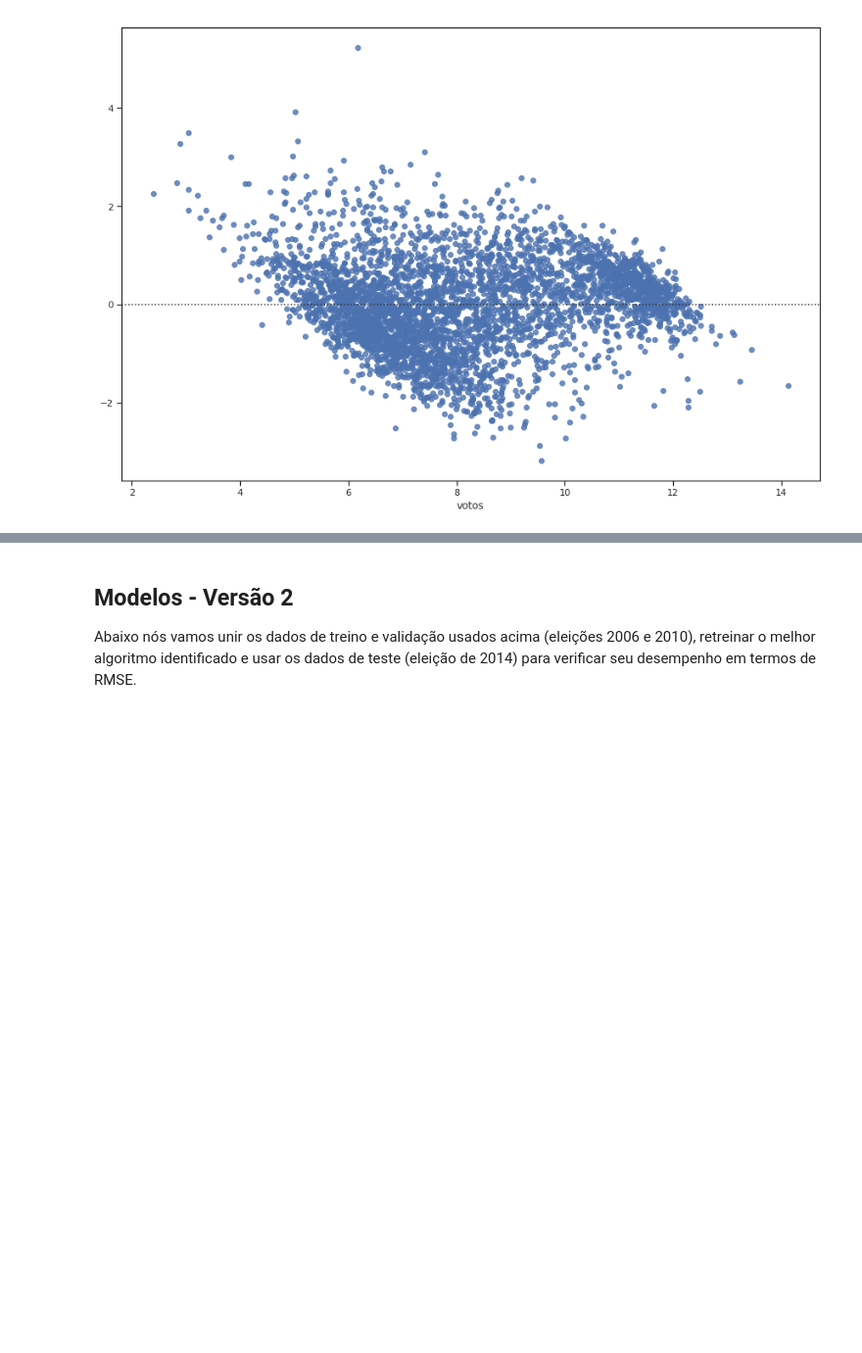
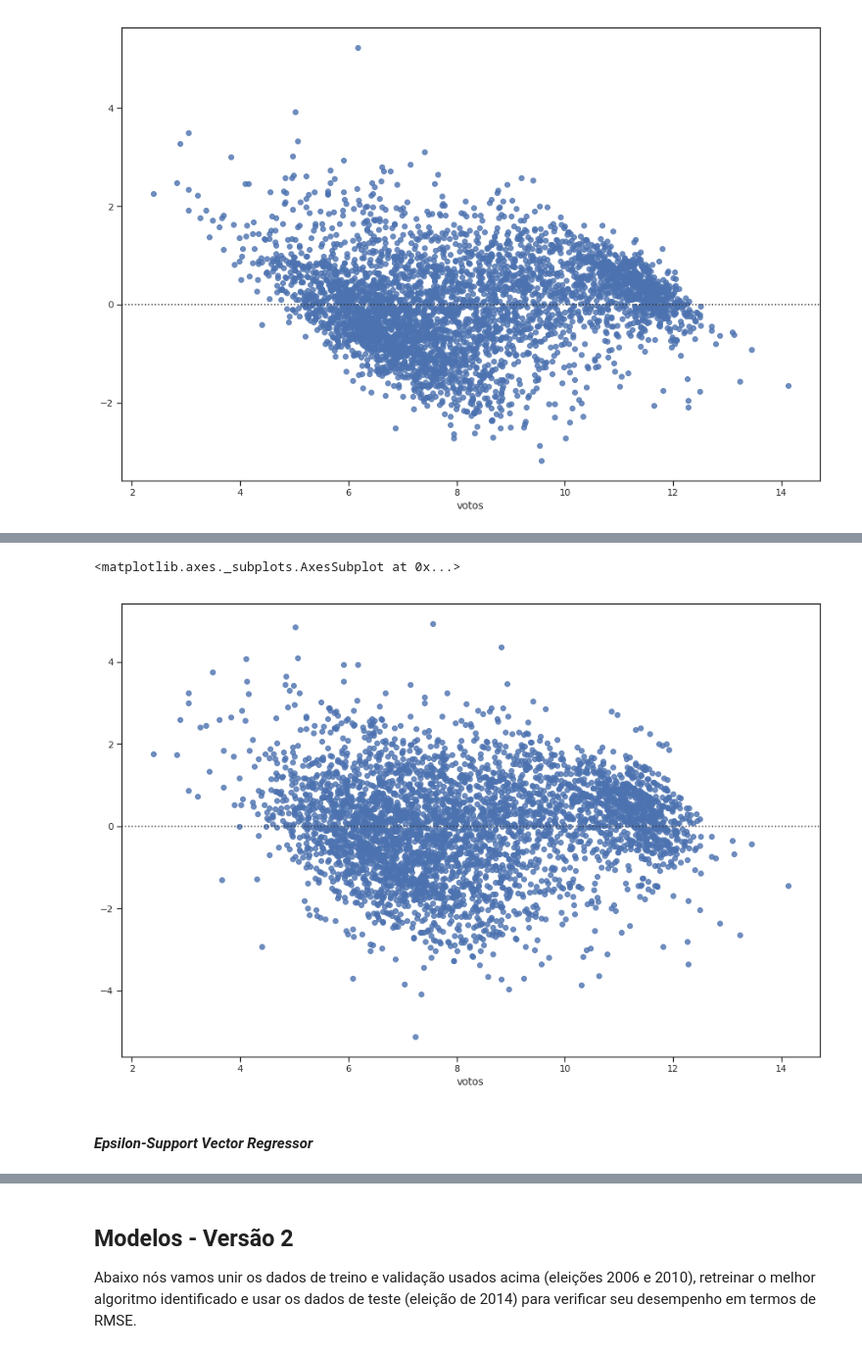
Before and after one commit to guilhermemg/ml-mestrado, a Jupyter notebook: notebooks/assignment-3.ipynb, the cells around one changed output, grey strips where cells are left out. Shown at 98% size. Cells and saved outputs as stored; diff of their text form; code cells hidden in the pictures; blank space fills up the shorter version.

```diff
--- a/notebooks/assignment-3.ipynb
+++ b/notebooks/assignment-3.ipynb
@@ -640,0 +645,6 @@ sns.residplot(y_val, predictions)
+# %%
+dt = DecisionTreeRegressor(random_state = 2).fit(X_train, y_train)
+predictions = dt.predict(X_val)
+
+print("RMSE Decision Tree Regressor - Train - Cross-Validated: {:2.7}".format(mean_rmse_cv(dt)))
+print("RMSE Decision Tree Regressor - Validation: {:2.7}".format(np.sqrt(mean_squared_error(y_true=y_val, y_pred=predictions))))
@@ -640,0 +658,7 @@ sns.residplot(y_val, predictions)
+# %%
+sns.residplot(y_val, predictions)
+# %% [output]
+<matplotlib.axes._subplots.AxesSubplot at 0x...>
+[figure, added]
+# %% [markdown]
+#### **_Epsilon-Support Vector Regressor_**
```
Also changed, not shown: parts of 50 cells of this notebook.
